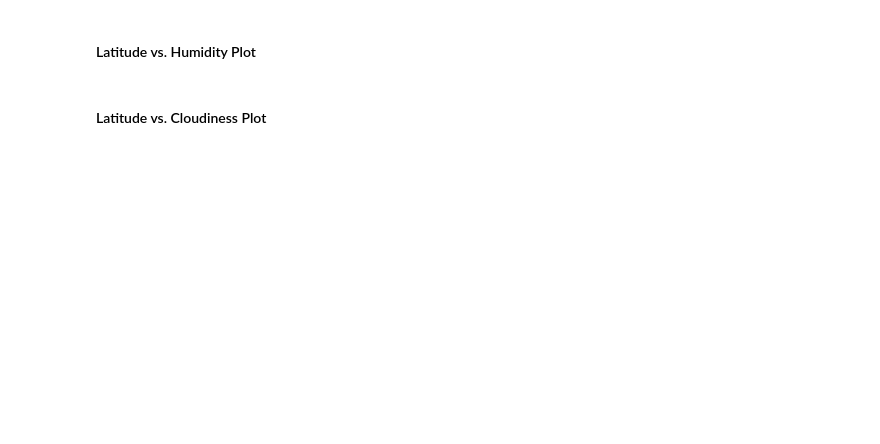
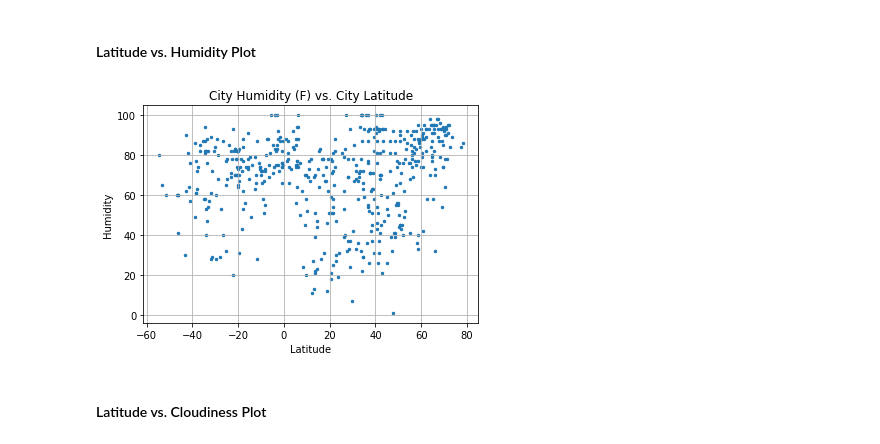
Before and after one commit to EMENGH/python-api-challenge, a Jupyter notebook: WeatherPy/WeatherPy.ipynb, the cells around one changed output. Cells and saved outputs as stored; diff of their text form; code cells hidden in the pictures; blank space fills up the shorter version.

```diff
--- a/WeatherPy/WeatherPy.ipynb
+++ b/WeatherPy/WeatherPy.ipynb
@@ -188,4 +185,15 @@ plt.show()
 # %% [markdown]
 #### Latitude vs. Humidity Plot
+# %%
+plt.scatter(city_data1["Lat"], city_data1["Humidity"], marker="o", s=6)
+
+plt.title("City Humidity (F) vs. City Latitude")
+plt.ylabel("Humidity")
+plt.xlabel("Latitude")
+plt.grid(True)
+plt.savefig("../output_data/latitude_vs_humidity.png")
+plt.show()
+# %% [output]
+[figure, added]
 # %% [markdown]
 #### Latitude vs. Cloudiness Plot
```
Also changed, not shown: parts of 3 cells of this notebook.
